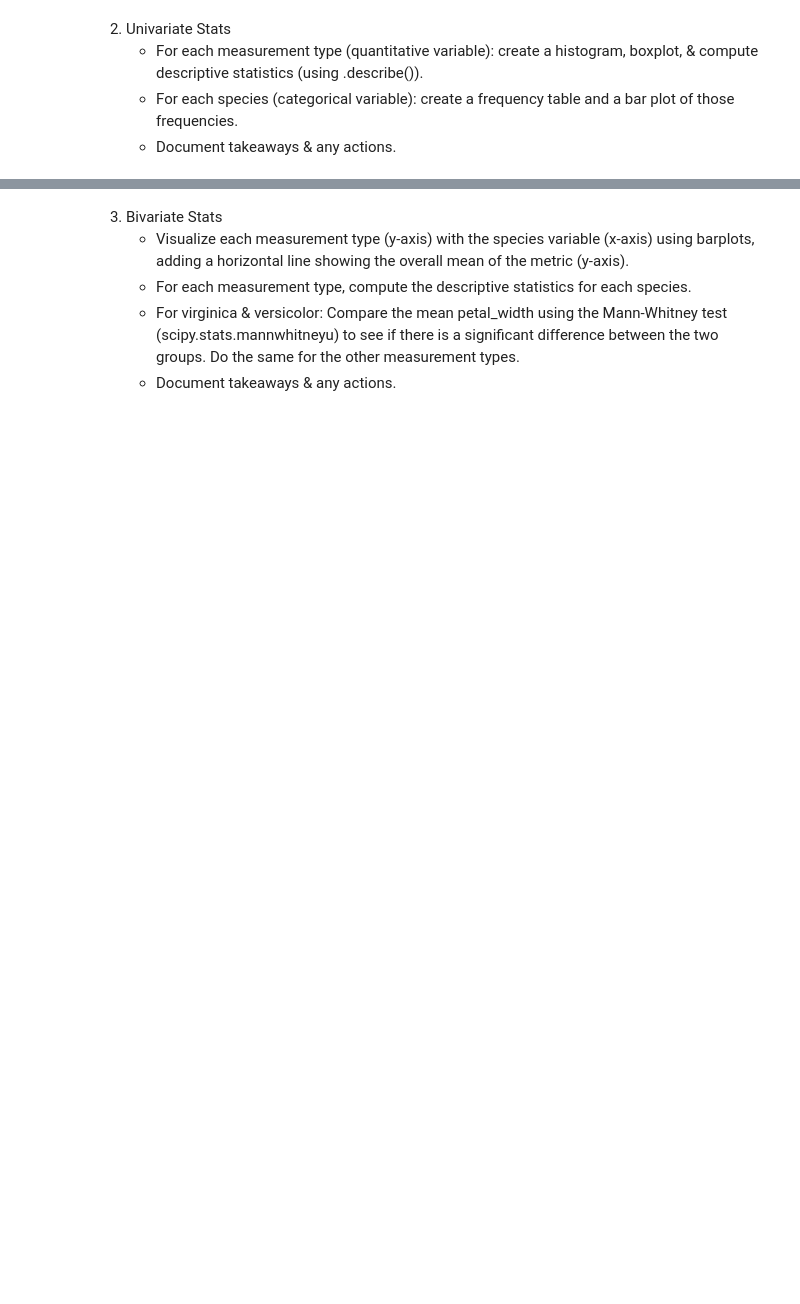
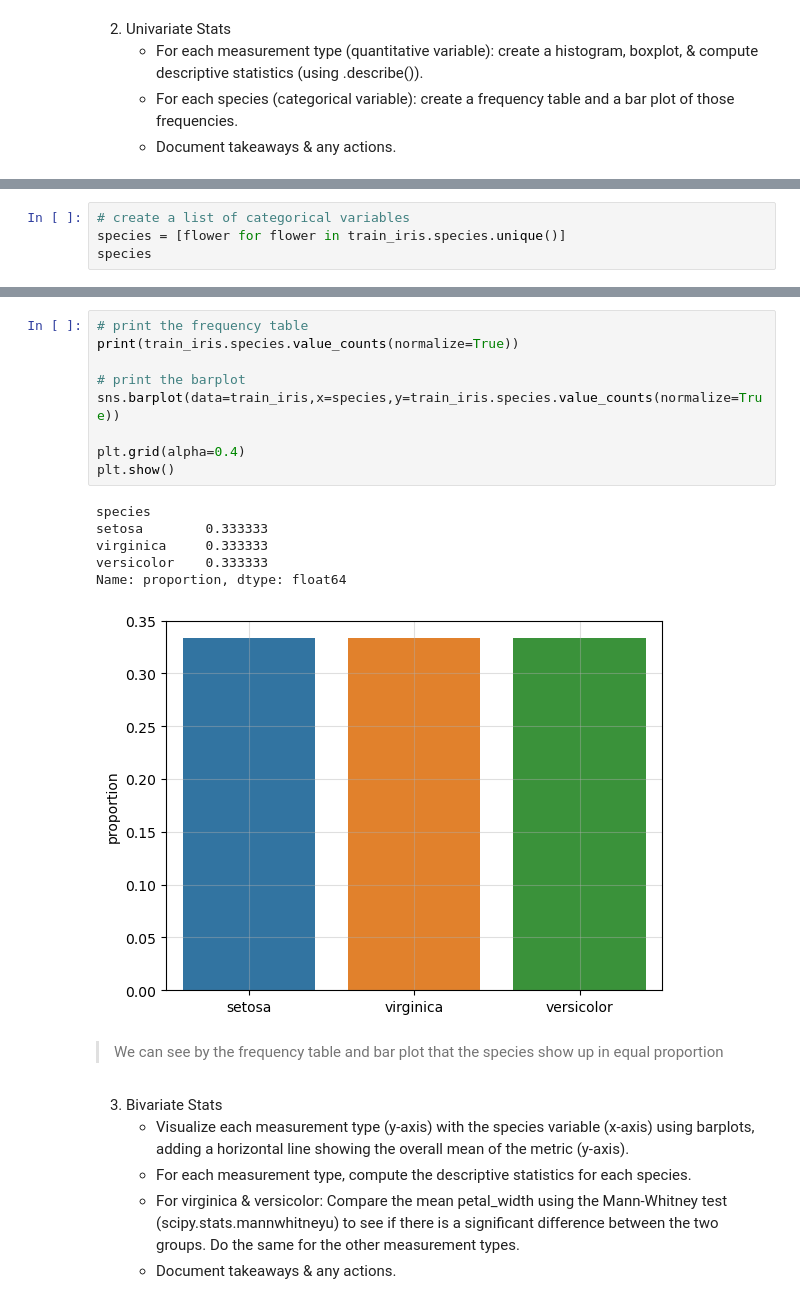
Before and after one commit to Michael-Nelson361/classification-exercises, a Jupyter notebook: explore.ipynb, the cells around one changed output, grey strips where cells are left out. Saved outputs shown, nothing was run; the diff lists cells and outputs as text; blank space fills up the shorter version.

```diff
--- a/explore.ipynb
+++ b/explore.ipynb
@@ -14,0 +91,4 @@ Do these exercises in `explore.ipynb` notebook. As always, add, commit, and pu
+# %%
+# create a list of categorical variables
+species = [flower for flower in train_iris.species.unique()]
+species
@@ -15,3 +170,21 @@ Do these exercises in `explore.ipynb` notebook. As always, add, commit, and pu
+# %%
+# print the frequency table
+print(train_iris.species.value_counts(normalize=True))
+
+# print the barplot
+sns.barplot(data=train_iris,x=species,y=train_iris.species.value_counts(normalize=True))
+
+plt.grid(alpha=0.4)
+plt.show()
+# %% [output]
+species
+setosa        0.333333
+virginica     0.333333
+versicolor    0.333333
+Name: proportion, dtype: float64
+[figure, added]
+# %% [markdown]
+> We can see by the frequency table and bar plot that the species show up in equal proportion
 # %% [markdown]
 3. Bivariate Stats
     - Visualize each measurement type (y-axis) with the species variable (x-axis) using barplots, adding a horizontal line showing the overall mean of the metric (y-axis).
```
Also changed, not shown: parts of 21 cells of this notebook.
